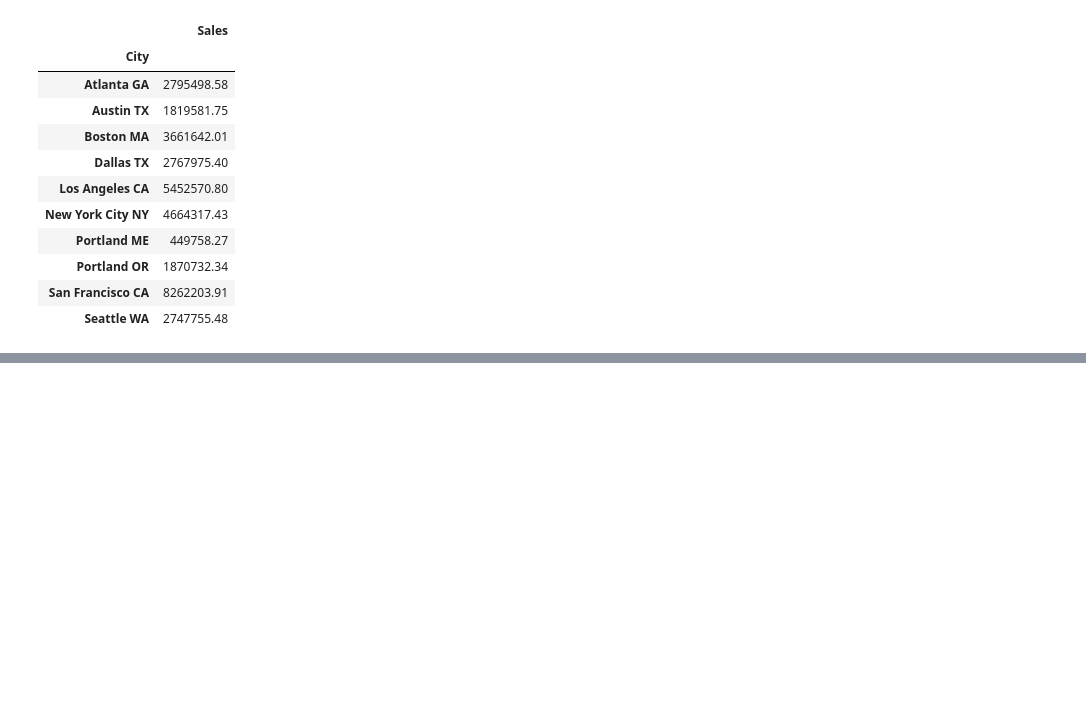
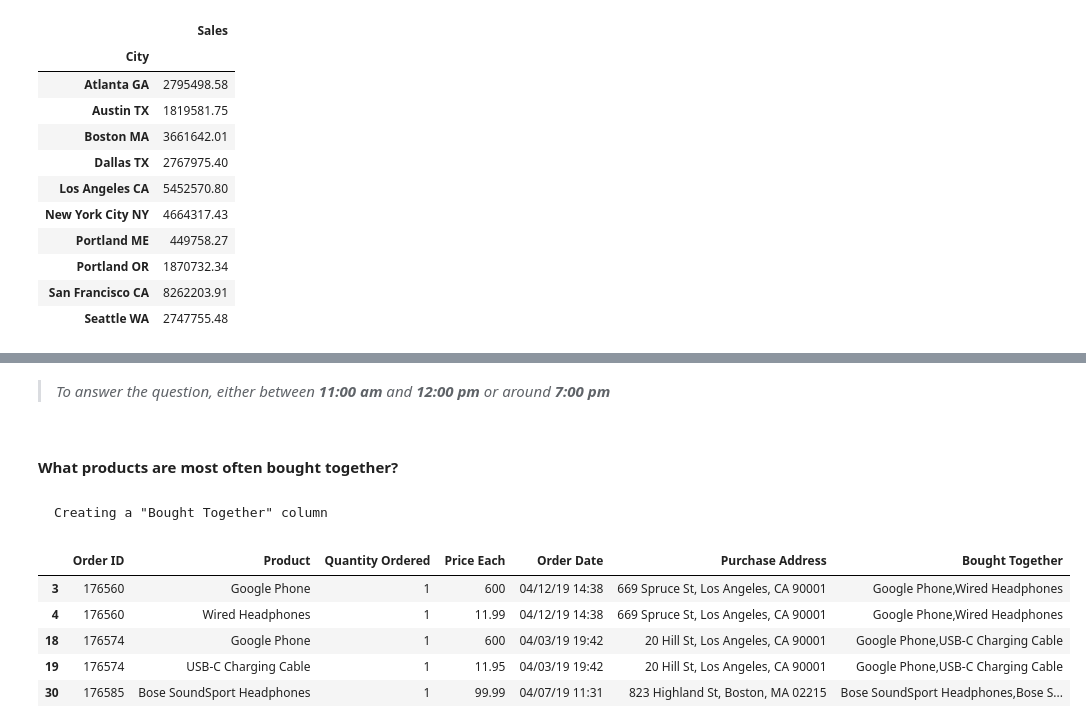
Before and after one commit to nassimlamnini/Sales, a Jupyter notebook: Analysis.ipynb, the cells around one changed output, grey strips where cells are left out. Cells and saved outputs as stored; diff of their text form; code cells hidden in the pictures; blank space fills up the shorter version.

```diff
--- a/Analysis.ipynb
+++ b/Analysis.ipynb
@@ -222,0 +294,16 @@ plt.show()
+# %% [markdown]
+>*To answer the question, either between **11:00 am** and **12:00 pm** or around **7:00 pm***
+# %% [markdown]
+#### What products are most often bought together?
+# %% [markdown]
+    Creating a "Bought Together" column
+# %%
+new_df = df[df["Order ID"].duplicated(keep=False)]
+new_df.head()
+# %% [output]
+|  | Order ID | Product | Quantity Ordered | Price Each | Order Date | Purchase Address | Bought Together |
+| 3 | 176560 | Google Phone | 1 | 600 | 04/12/19 14:38 | 669 Spruce St, Los Angeles, CA 90001 | Google Phone,Wired Headphones |
+| 4 | 176560 | Wired Headphones | 1 | 11.99 | 04/12/19 14:38 | 669 Spruce St, Los Angeles, CA 90001 | Google Phone,Wired Headphones |
+| 18 | 176574 | Google Phone | 1 | 600 | 04/03/19 19:42 | 20 Hill St, Los Angeles, CA 90001 | Google Phone,USB-C Charging Cable |
+| 19 | 176574 | USB-C Charging Cable | 1 | 11.95 | 04/03/19 19:42 | 20 Hill St, Los Angeles, CA 90001 | Google Phone,USB-C Charging Cable |
+| 30 | 176585 | Bose SoundSport Headphones | 1 | 99.99 | 04/07/19 11:31 | 823 Highland St, Boston, MA 02215 | Bose SoundSport Headphones,Bose S... |
```
Also changed, not shown: parts of 17 cells of this notebook.
